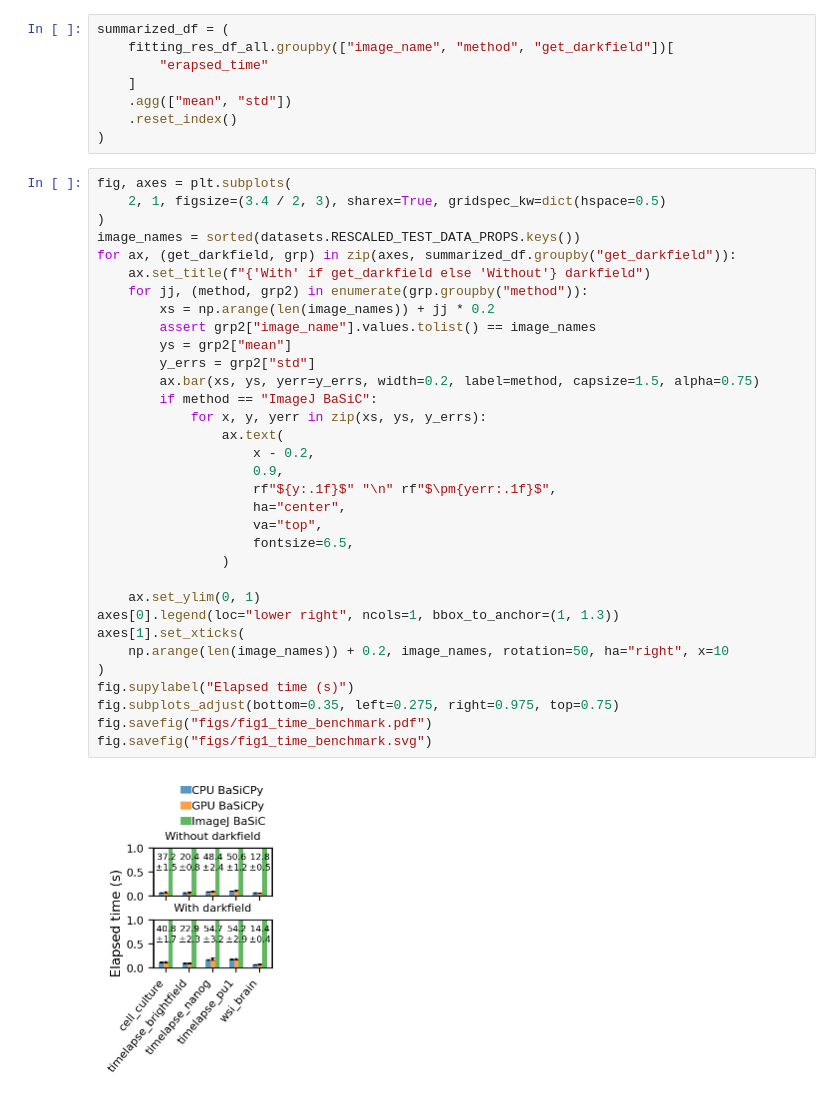
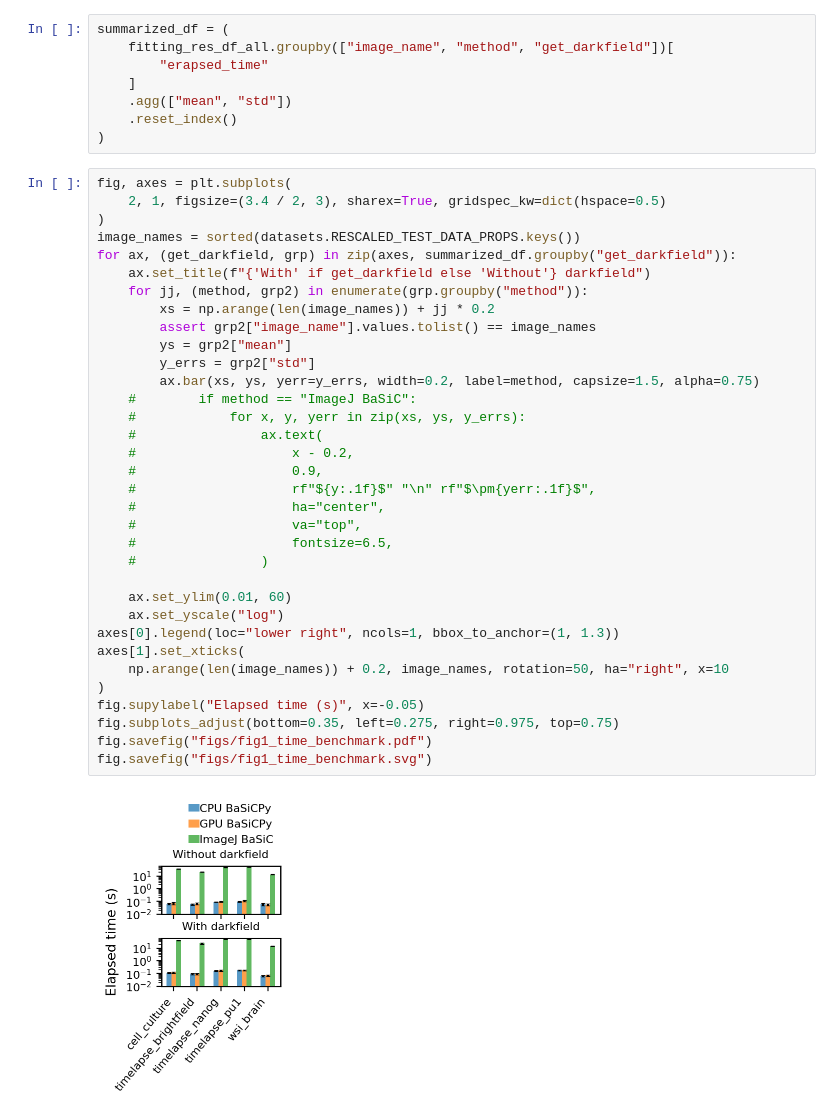
Before and after one commit to yfukai/BaSiCpy, a Jupyter notebook: misc_notebooks/analysis_for_publication/000_speed_benchmark.ipynb, the cells around one changed output. Cells and saved outputs as stored; diff of their text form.

```diff
--- a/misc_notebooks/analysis_for_publication/000_speed_benchmark.ipynb
+++ b/misc_notebooks/analysis_for_publication/000_speed_benchmark.ipynb
@@ -216,35 +210,36 @@ summarized_df = (
 # %%
 fig, axes = plt.subplots(
     2, 1, figsize=(3.4 / 2, 3), sharex=True, gridspec_kw=dict(hspace=0.5)
 )
 image_names = sorted(datasets.RESCALED_TEST_DATA_PROPS.keys())
 for ax, (get_darkfield, grp) in zip(axes, summarized_df.groupby("get_darkfield")):
     ax.set_title(f"{'With' if get_darkfield else 'Without'} darkfield")
     for jj, (method, grp2) in enumerate(grp.groupby("method")):
         xs = np.arange(len(image_names)) + jj * 0.2
         assert grp2["image_name"].values.tolist() == image_names
         ys = grp2["mean"]
         y_errs = grp2["std"]
         ax.bar(xs, ys, yerr=y_errs, width=0.2, label=method, capsize=1.5, alpha=0.75)
-        if method == "ImageJ BaSiC":
-            for x, y, yerr in zip(xs, ys, y_errs):
-                ax.text(
-                    x - 0.2,
-                    0.9,
-                    rf"${y:.1f}$" "\n" rf"$\pm{yerr:.1f}$",
-                    ha="center",
-                    va="top",
-                    fontsize=6.5,
-                )
+    #        if method == "ImageJ BaSiC":
+    #            for x, y, yerr in zip(xs, ys, y_errs):
+    #                ax.text(
+    #                    x - 0.2,
+    #                    0.9,
+    #                    rf"${y:.1f}$" "\n" rf"$\pm{yerr:.1f}$",
+    #                    ha="center",
+    #                    va="top",
+    #                    fontsize=6.5,
+    #                )
 
-    ax.set_ylim(0, 1)
+    ax.set_ylim(0.01, 60)
+    ax.set_yscale("log")
 axes[0].legend(loc="lower right", ncols=1, bbox_to_anchor=(1, 1.3))
 axes[1].set_xticks(
     np.arange(len(image_names)) + 0.2, image_names, rotation=50, ha="right", x=10
 )
-fig.supylabel("Elapsed time (s)")
+fig.supylabel("Elapsed time (s)", x=-0.05)
 fig.subplots_adjust(bottom=0.35, left=0.275, right=0.975, top=0.75)
 fig.savefig("figs/fig1_time_benchmark.pdf")
 fig.savefig("figs/fig1_time_benchmark.svg")
 # %% [output]
-[figure, old version]
+[figure, new version]
```
Also changed, not shown: parts of 1 cell of this notebook, 7 other files.
